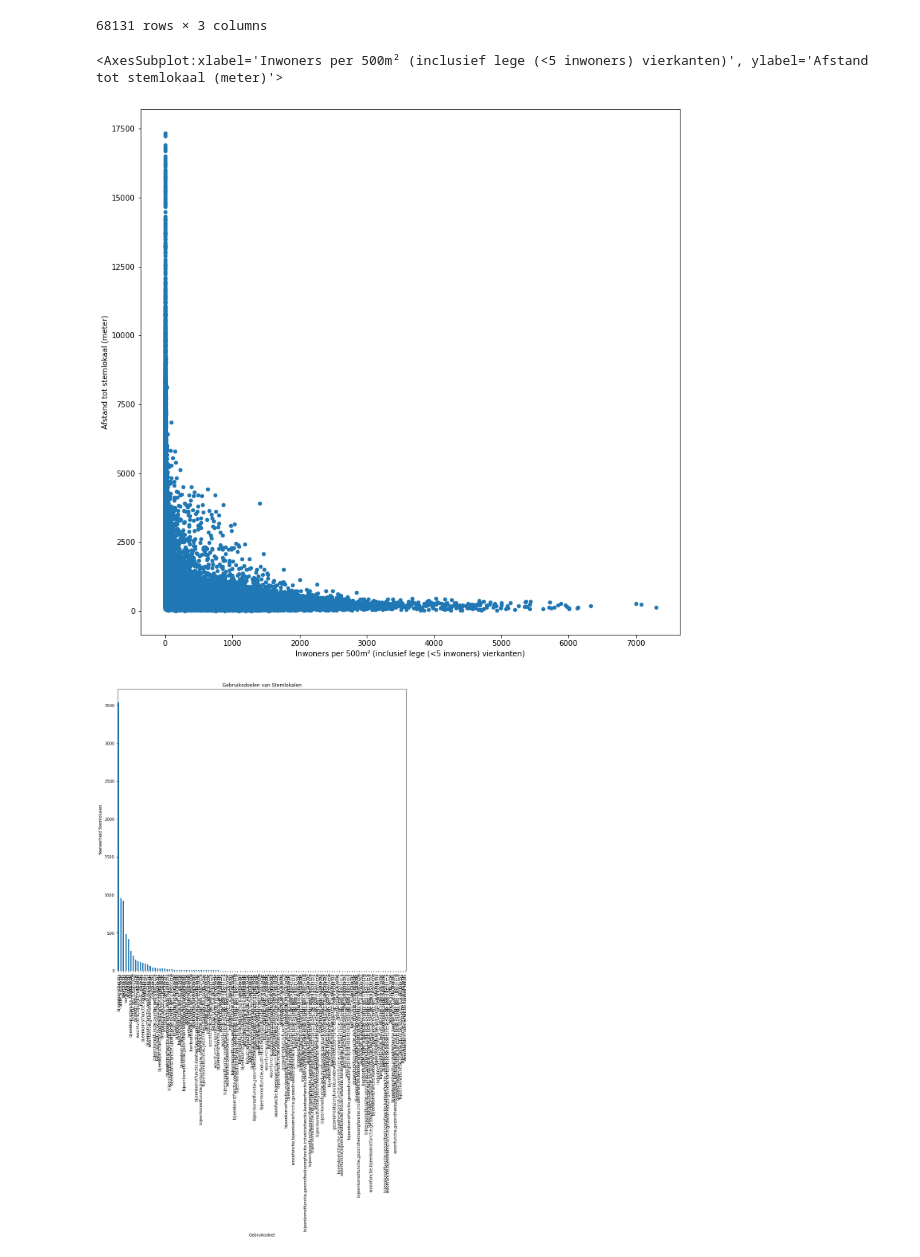
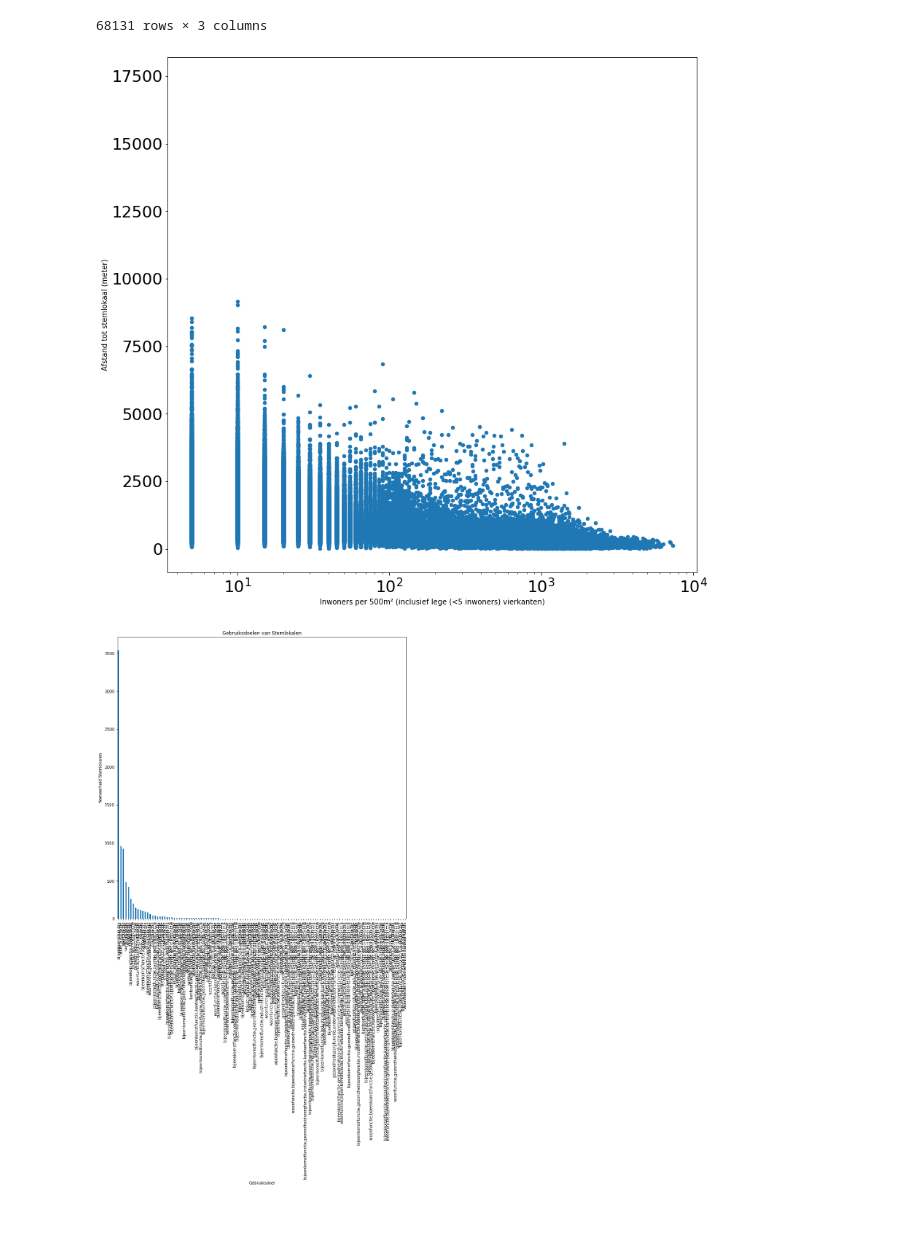
Before and after one commit to openstate/stembureau-meting, a Jupyter notebook: jupyter/stembureau_data.ipynb, the cells around one changed output. Cells and saved outputs as stored; diff of their text form; code cells hidden in the pictures; blank space fills up the shorter version.

Commit message:
Small fixes to graphs and readability,

```diff
--- a/jupyter/stembureau_data.ipynb
+++ b/jupyter/stembureau_data.ipynb
@@ -534,8 +534,11 @@ def plot_dist(df, label):
 # %%
-df_nearest_zero.plot.scatter(x = 'aantal_inwoners', y = 'dist', figsize=(13,13), xlabel="Inwoners per 500m² (inclusief lege (<5 inwoners) vierkanten)", ylabel="Afstand tot stemlokaal (meter)")
+ax_nearest_zero = df_nearest_zero.plot.scatter(x = 'aantal_inwoners', y = 'dist', figsize=(13,13), fontsize=22, xlabel="Inwoners per 500m² (inclusief lege (<5 inwoners) vierkanten)", ylabel="Afstand tot stemlokaal (meter)")
+
+
+ax_nearest_zero.set_xscale('log')
+#ax_nearest_zero.set_yscale('log')
 # %% [output]
-<AxesSubplot:xlabel='Inwoners per 500m² (inclusief lege (<5 inwoners) vierkanten)', ylabel='Afstand tot stemlokaal (meter)'>
-[figure, old version]
+[figure, new version]
 # %%
 FIGSIZE = (13, 13)
 def plot_bargraph_with_groupings(df, groupby, colourby, title, xlabel, ylabel):
```
Also changed, not shown: parts of 15 cells of this notebook, 13 other files.
